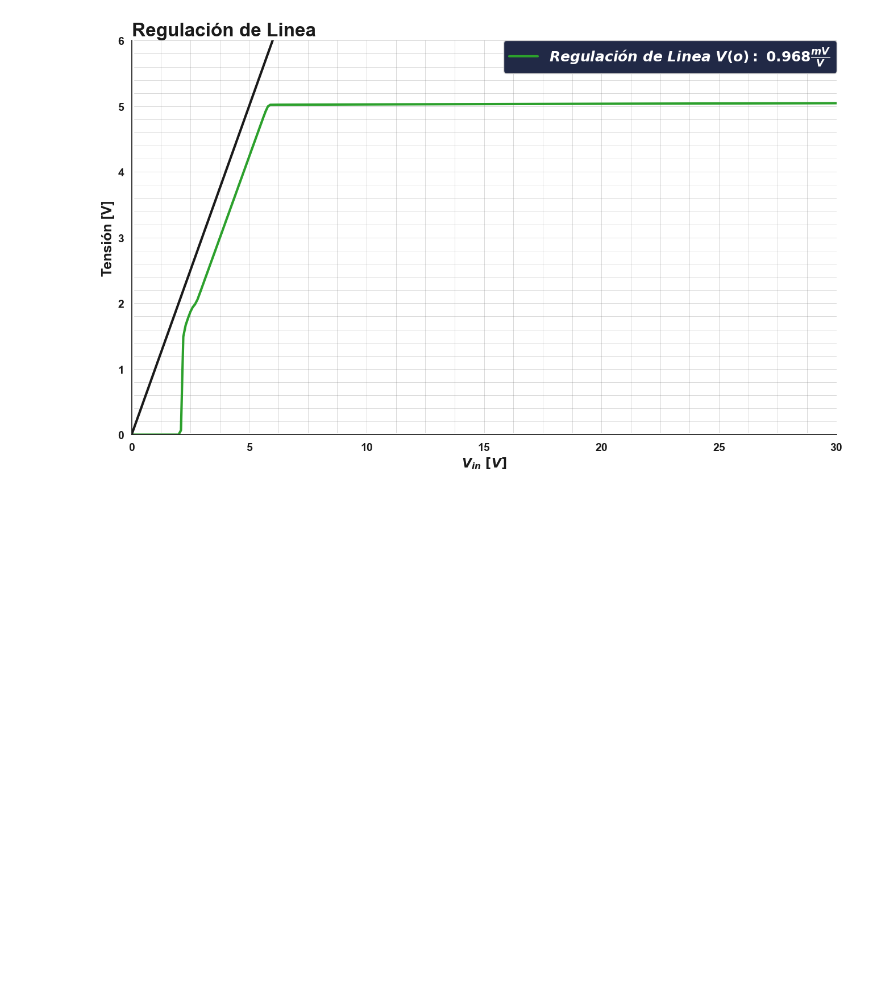
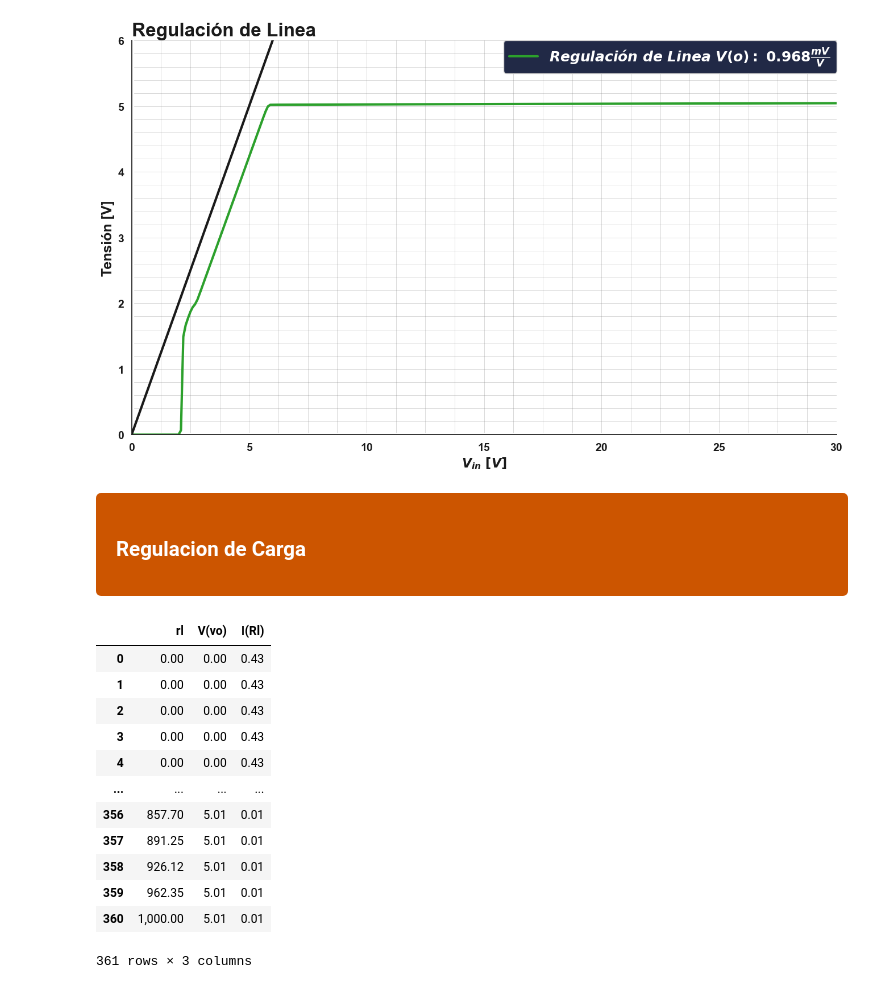
Before and after one commit to dbatallan/Taller-de-Circuitos-Electronicos-TPI, a Jupyter notebook: Checkpoint 1/Version Final/Graficos.ipynb, the cells around one changed output. Drawn from its saved outputs; the diff is of its cells as text; code cells hidden in the pictures; blank space fills up the shorter version.

```diff
--- a/Checkpoint 1/Version Final/Graficos.ipynb
+++ b/Checkpoint 1/Version Final/Graficos.ipynb
@@ -295,3 +296,25 @@ plt.savefig("Regulacion_de_Linea.png", bbox_inches="tight")
 plt.show()
 # %% [output]
 [figure]
+# %% [markdown]
+<div style="background-color: #cc5500 ; color: white; border-radius: 5px; padding: 20px; box-shadow: 0px 0px 5px rgba(0,0,0,0.1); font-size: 16px;">
+
+### **Regulacion de Carga**
+</div>
+# %%
+RegulacionDeCarga = pd.read_csv("LTSpice/Regulacion de Carga.txt", delimiter="\t")
+RegulacionDeCarga
+# %% [output]
+|  | rl | V(vo) | I(Rl) |
+| 0 | 0.00 | 0.00 | 0.43 |
+| 1 | 0.00 | 0.00 | 0.43 |
+| 2 | 0.00 | 0.00 | 0.43 |
+| 3 | 0.00 | 0.00 | 0.43 |
+| 4 | 0.00 | 0.00 | 0.43 |
+| ... | ... | ... | ... |
+| 356 | 857.70 | 5.01 | 0.01 |
+| 357 | 891.25 | 5.01 | 0.01 |
+| 358 | 926.12 | 5.01 | 0.01 |
+| 359 | 962.35 | 5.01 | 0.01 |
+| 360 | 1,000.00 | 5.01 | 0.01 |
+361 rows × 3 columns
```
Also changed, not shown: parts of 6 cells of this notebook, 12 other files.
